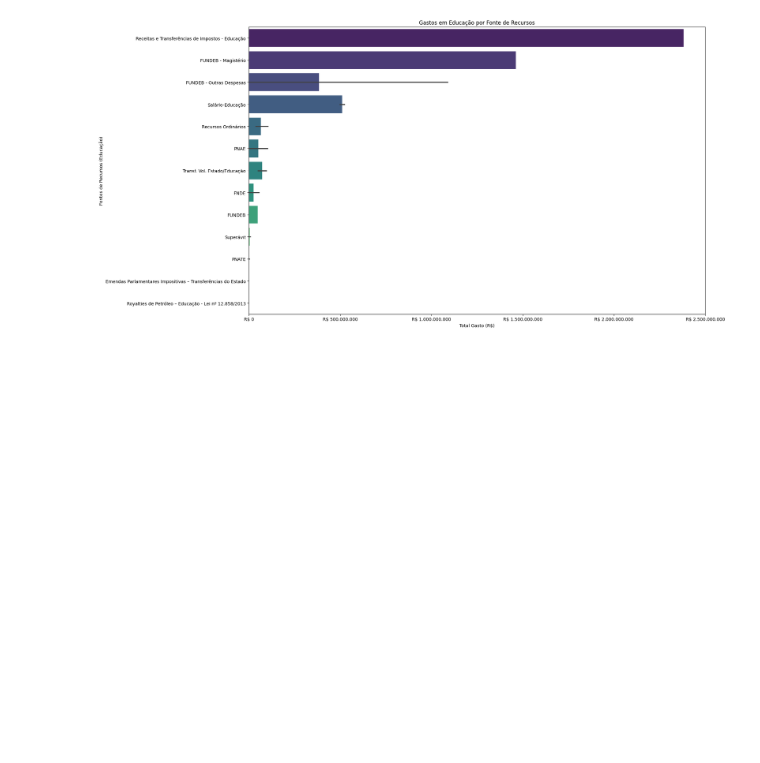
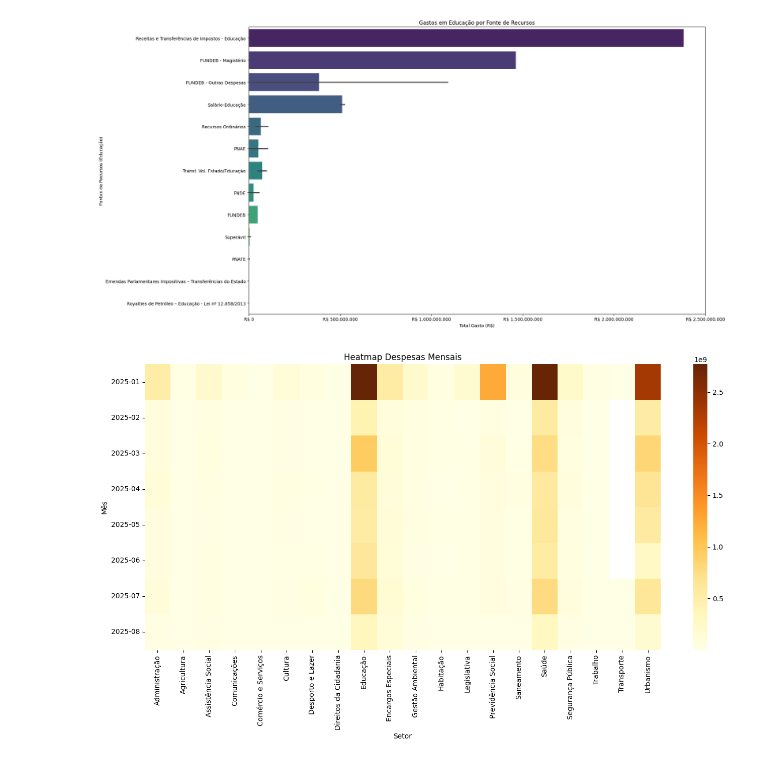
Before and after one commit to inayan60/PersonalPortifolio, a Jupyter notebook: Gastos_Joinville_2025.ipynb, the cells around one changed output. Cells and saved outputs as stored; diff of their text form; code cells hidden in the pictures; blank space fills up the shorter version.

```diff
--- a/Gastos_Joinville_2025.ipynb
+++ b/Gastos_Joinville_2025.ipynb
@@ -340,3 +389,17 @@ Passing `palette` without assigning `hue` is deprecated and will be removed in v
 
   sns.barplot(x=gastos_fonte_educacao.values, y=gastos_fonte_educacao.index, palette="viridis") # Swap x and y
 [figure]
+# %%
+despesas_mensais = df_processada.groupby(['month', 'despesa.funcao.denominacao'])['valorMovimento'].sum().unstack()
+
+plt.figure(figsize=(14, 8))
+sns.heatmap(despesas_mensais, annot=False, cmap="YlOrBr")
+plt.title('Heatmap Despesas Mensais')
+plt.xlabel('Setor')
+plt.ylabel('Mês')
+plt.xticks(rotation=90)
+plt.yticks(rotation=0)
+plt.tight_layout()
+plt.show()
+# %% [output]
+[figure, added]
```
Also changed, not shown: parts of 6 cells of this notebook.
